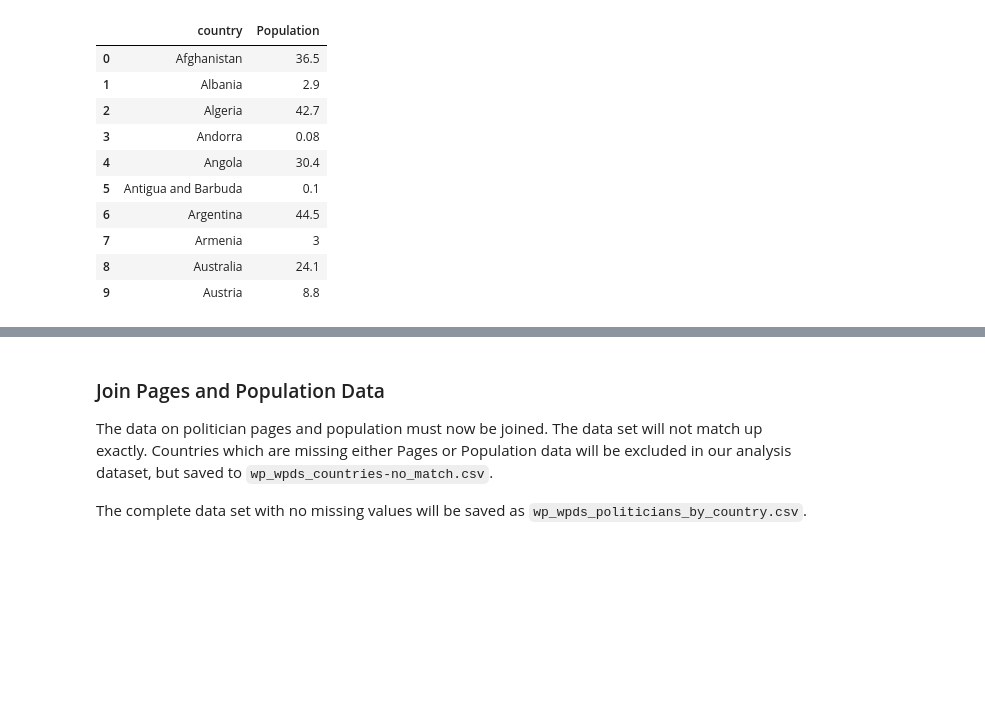
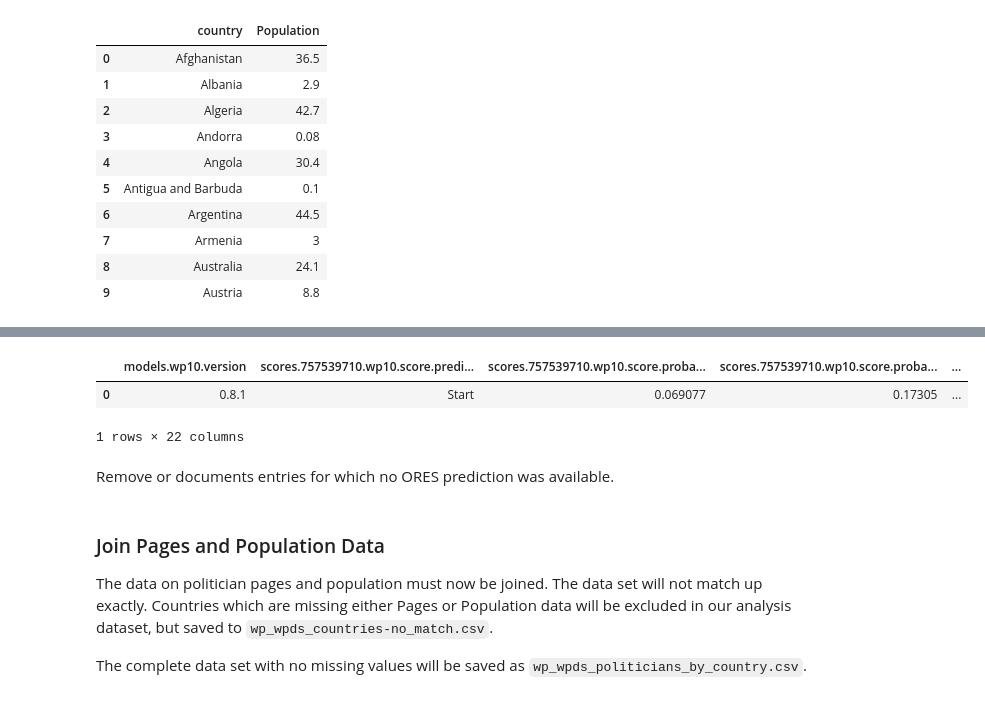
Before and after one commit to lheintz/DATA512, a Jupyter notebook: data-512-a2/src/hcds-a2-bias.ipynb, the cells around one changed output, grey strips where cells are left out. Saved outputs shown, nothing was run; the diff lists cells and outputs as text; code cells hidden in the pictures; blank space fills up the shorter version.

Commit message:
currently jsontodf python script works properly to decode json. has note been added to ipython notebook yet

```diff
--- a/data-512-a2/src/hcds-a2-bias.ipynb
+++ b/data-512-a2/src/hcds-a2-bias.ipynb
@@ -116,0 +125,27 @@ popData.head(10)
+# %%
+from pandas.io.json import json_normalize
+headers = {'User-Agent' : 'https://github.com/lheintz', 'From' : 'heintzl@uw.edu'}
+
+def get_ores_data(revision_ids, headers):
+
+    # Define the endpoint
+    endpoint = 'https://ores.wikimedia.org/v3/scores/{project}/?models={model}&revids={revids}'
+
+    # Specify the parameters - smushing all the revision IDs together separated by | marks.
+    # Yes, 'smush' is a technical term, trust me I'm a scientist.
+    # What do you mean "but people trusting scientists regularly goes horribly wrong" who taught you tha- oh.
+    params = {'project' : 'enwiki',
+              'model'   : 'wp10',
+              'revids'  : '|'.join(str(x) for x in revision_ids)
+              }
+    api_call = requests.get(endpoint.format(**params))
+    response = api_call.json()
+    print(json.dumps(response, indent=4, sort_keys=True))
+    return response
+
+
+# So if we grab some example revision IDs and turn them into a list and then call get_ores_data...
+example_ids = [783381498, 807355596, 757539710]
+df = get_ores_data(example_ids, headers)
+with open('samplejson.json', 'w') as json_file:
+    json.dump(df, json_file)
@@ -116,0 +170,7 @@ popData.head(10)
+# %%
+norm = json_normalize(df['enwiki'])
+norm
+# %% [output]
+|  | models.wp10.version | scores.757539710.wp10.score.predi... | scores.757539710.wp10.score.proba... | scores.757539710.wp10.score.proba... | ... |
+| 0 | 0.8.1 | Start | 0.069077 | 0.17305 | ... |
+1 rows × 22 columns
@@ -117,3 +186,5 @@ popData.head(10)
+# %% [markdown]
+Remove or documents entries for which no ORES prediction was available.
 # %% [markdown]
 ### Join Pages and Population Data
 The data on politician pages and population must now be joined. The data set will not match up exactly. Countries which are missing either Pages or Population data will be excluded in our analysis dataset, but saved to `wp_wpds_countries-no_match.csv`.
```
Also changed, not shown: parts of 7 cells of this notebook, 19 other files.
